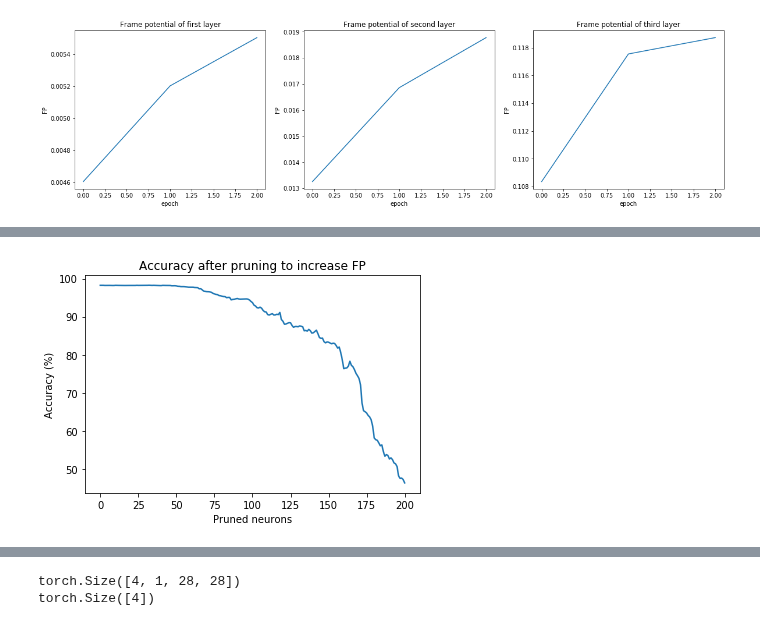
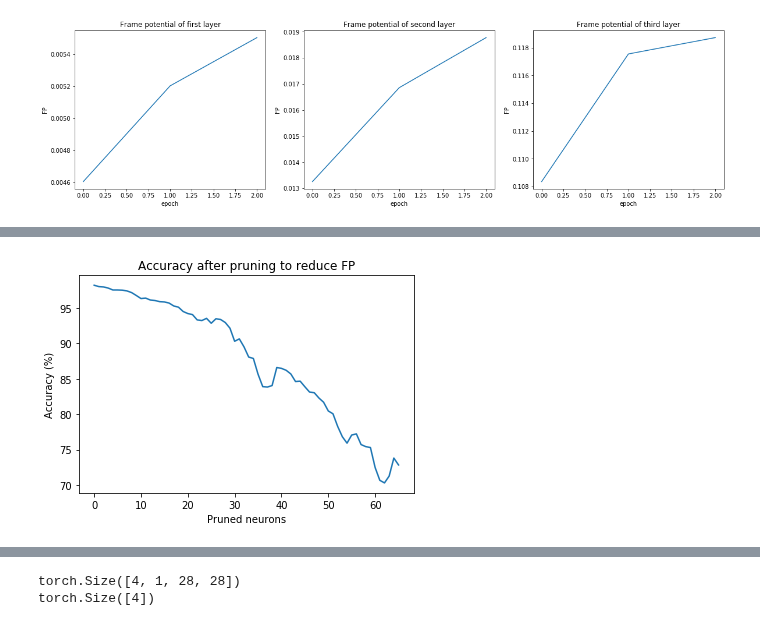
Before and after one commit to jheitmann/Neural-net-pruning, a Jupyter notebook: frame_potential.ipynb, the cells around one changed output, grey strips where cells are left out. Drawn from its saved outputs; the diff is of its cells as text; code cells hidden in the pictures.

```diff
--- a/frame_potential.ipynb
+++ b/frame_potential.ipynb
@@ -151,6 +120,6 @@ ax3.set(xlabel='epoch', ylabel='FP')
 # %%
-model = LeNet_300_100_Pruned()
-model_name = "LeNet_300_100_Pruned_24-09-2019_17:46:38"
+model = LeNet_300_100()
+model_name = "LeNet_300_100_24-09-2019_17:46:38"
 model.load_state_dict(torch.load(os.path.join(common.MODEL_PATH, model_name)))
 
 e = Experiment(trainloader, testloader, model)
@@ -159,4 +128,4 @@ criterion = nn.CrossEntropyLoss()
 monitored = ['fc1', 'fc2', 'fc3']
 # %%
 layers = ['fc1']
-pruning_iters = 30
+pruning_iters = 65
@@ -163,5 +168,5 @@ pruning_iters = 30
 # %%
-test_accuracies = e.prune_and_test(criterion, layers, pruning_iters, prune_on_fp=False)
+test_accuracies, frame_potentials = e.prune_and_test(criterion, layers, pruning_iters, prune_on_fp=True, increase_fp=False)
 # %% [output]
 Test set: Average loss: 0.0686, Accuracy:   9822/ 10000 (98%)
 
@@ -243,8 +188,8 @@ Test set: Average loss: 2.8343, Accuracy:   4634/ 10000 (46%)
 # %%
-plt.plot(accuracies)
-plt.title('Accuracy after pruning to increase FP')
+plt.plot(test_accuracies)
+plt.title('Accuracy after pruning to reduce FP')
 plt.xlabel('Pruned neurons')
 plt.ylabel('Accuracy (%)')
 plt.show()
 # %% [output]
-[figure, old version]
+[figure, new version]
```
Also changed, not shown: parts of 41 cells of this notebook, 5 other files.
